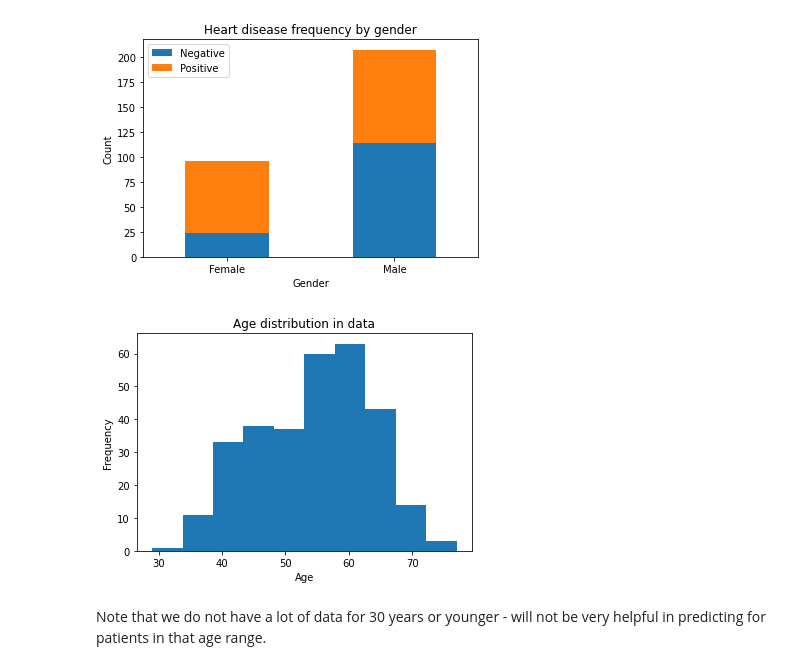
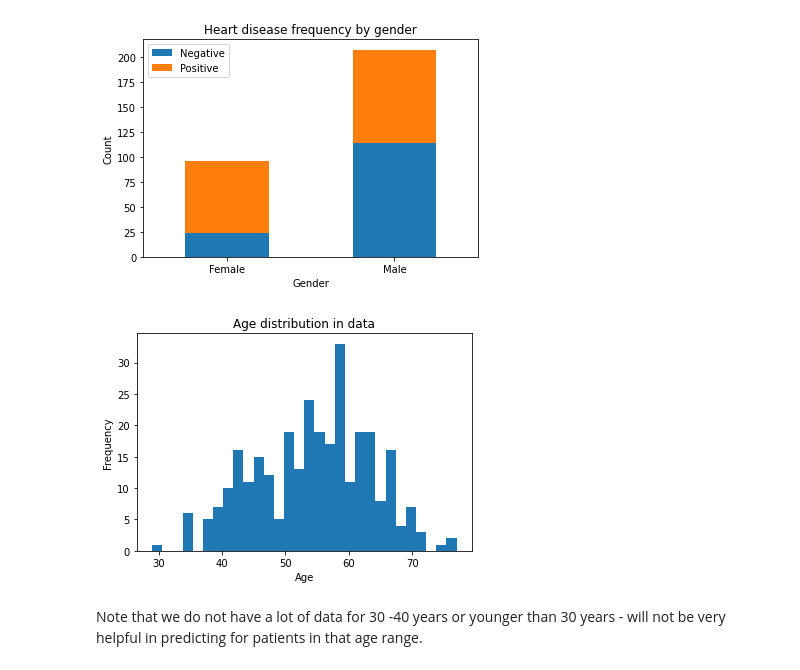
Before and after one commit to wenshin2/zero-to-mastery-ml, a Jupyter notebook: section-3-structured-data-projects/my_practice.ipynb, the cells around one changed output. Saved outputs shown, nothing was run; the diff lists cells and outputs as text; code cells hidden in the pictures.

Commit message:
(heart-disease) more plotting & EDA

```diff
--- a/section-3-structured-data-projects/my_practice.ipynb
+++ b/section-3-structured-data-projects/my_practice.ipynb
@@ -114,10 +167,10 @@ plt.ylabel("Count");
 [figure]
 # %%
 #now let's check the age distribution
-df.age.plot.hist();
+df.age.plot.hist(bins=30);
 plt.xlabel("Age");
 plt.title("Age distribution in data");
 # %% [output]
-[figure, old version]
+[figure, new version]
 # %% [markdown]
-Note that we do not have a lot of data for 30 years or younger - will not be very helpful in predicting for patients in that age range.
+Note that we do not have a lot of data for 30 -40 years or younger than 30 years - will not be very helpful in predicting for patients in that age range.
```
Also changed, not shown: parts of 7 cells of this notebook.
